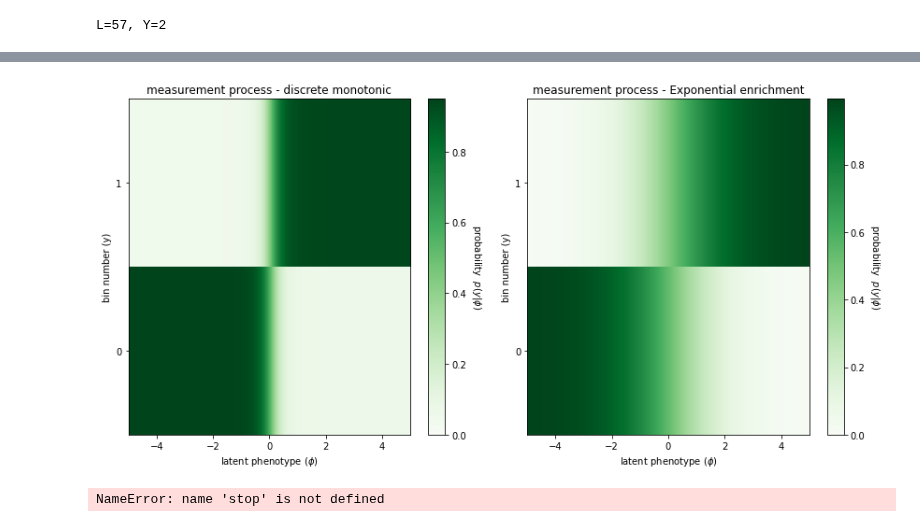
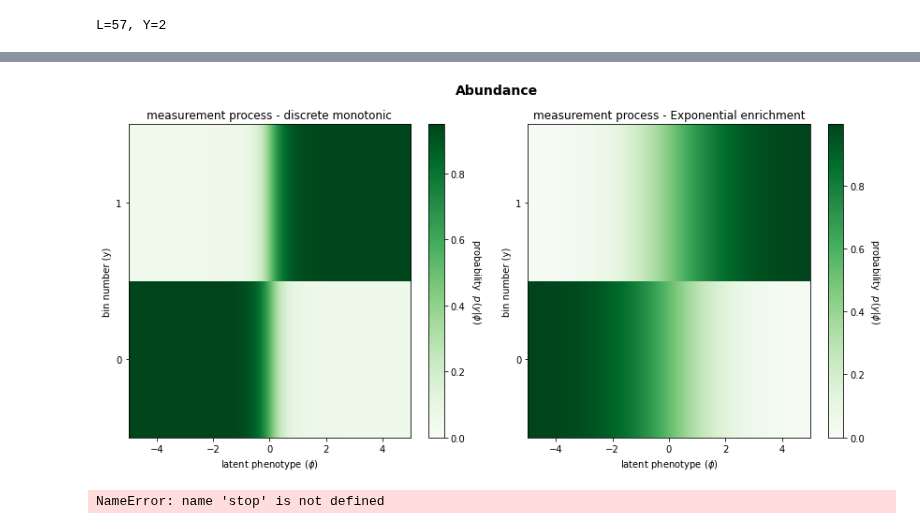
Before and after one commit to jbkinney/mavenn, a Jupyter notebook: mavenn/development_mavenn2/Lehner_double_dms/2022.06.12.GRB2_SH3_abundance.ipynb, the cells around one changed output, grey strips where cells are left out. Saved outputs shown, nothing was run; the diff lists cells and outputs as text; code cells hidden in the pictures.

```diff
--- a/mavenn/development_mavenn2/Lehner_double_dms/2022.06.12.GRB2_SH3_abundance.ipynb
+++ b/mavenn/development_mavenn2/Lehner_double_dms/2022.06.12.GRB2_SH3_abundance.ipynb
@@ -274,35 +301,35 @@ im = ax.imshow(measurement_process,
                interpolation='nearest',
                aspect="auto")
 ax.set_yticks(y_all)
 ax.set_ylabel('bin number (y)')
 ax.set_xlabel('latent phenotype ($\phi$)')
 ax.set_title('measurement process - discrete monotonic')
 cb = plt.colorbar(im,ax=ax)
 cb.set_label('probability  $p(y|\phi)$', rotation=-90, va="bottom")
 
 ax = axs[1]
 # Right panel: draw measurement process as heatmap
 
 measurement_process = mp_EE.p_of_y_given_phi(y_all, phi_grid)
 im = ax.imshow(measurement_process,
                cmap='Greens',
                extent=phi_lim+y_lim,
                vmin=0,
                origin='lower',
                interpolation='nearest',
                aspect="auto")
 ax.set_yticks(y_all)
 ax.set_ylabel('bin number (y)')
 ax.set_xlabel('latent phenotype ($\phi$)')
 ax.set_title('measurement process - Exponential enrichment')
 cb = plt.colorbar(im,ax=ax)
 cb.set_label('probability  $p(y|\phi)$', rotation=-90, va="bottom")
 
-
+fig.suptitle('Abundance',fontsize=14,fontweight='bold')
 fig.tight_layout()
 fig.savefig('plots/GRB2_SH3/lehner_measurment_prcoess_abundance.png',dpi=300,bbox_inches='tight')
 # %% [output]
-[figure, old version]
+[figure, new version]
 # %%
 stop
 # %% [output]
```
Also changed, not shown: parts of 17 cells of this notebook, 24 other files.
